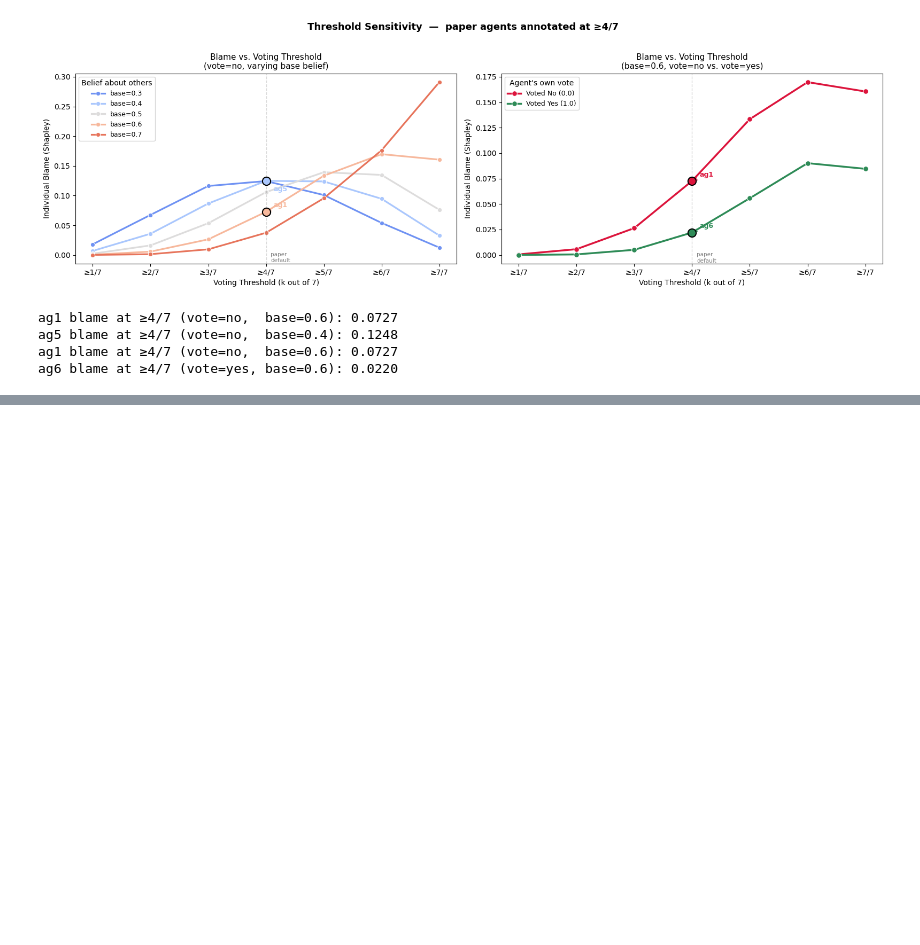
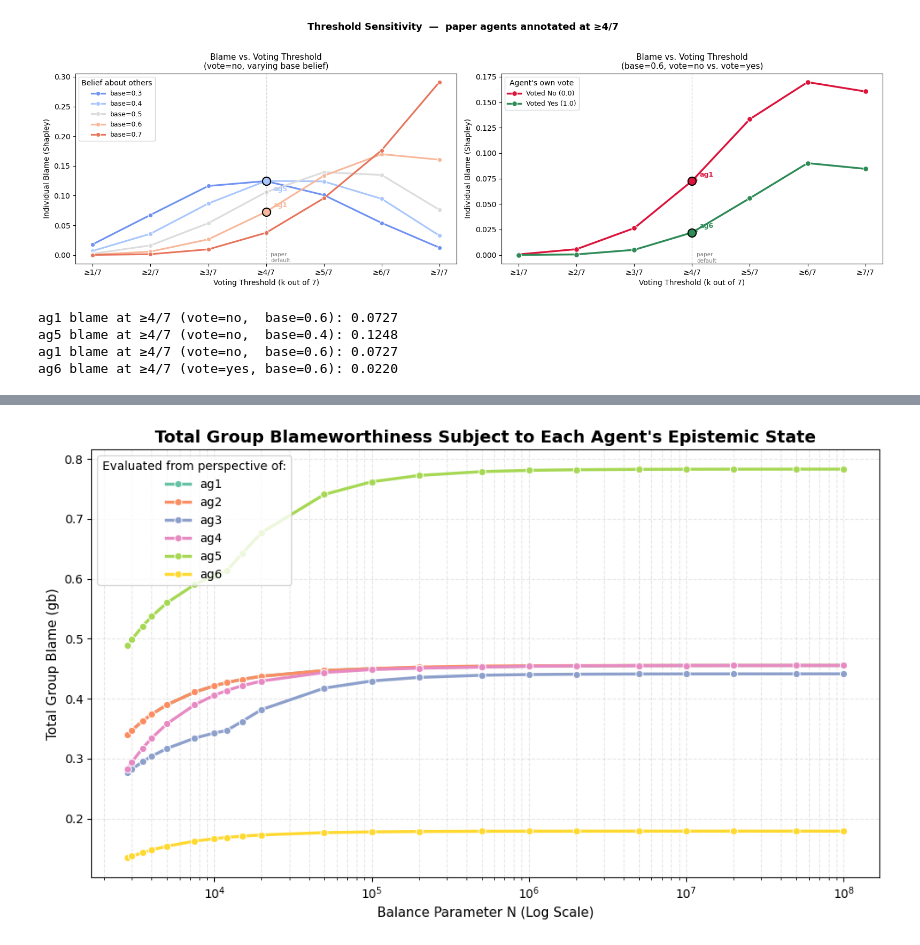
Before and after one commit to rcrtss/miis2025-atiis, a Jupyter notebook: framework/analysis.ipynb, the cells around one changed output, grey strips where cells are left out. Cells and saved outputs as stored; diff of their text form; code cells hidden in the pictures; blank space fills up the shorter version.

Commit message:
feat (math base): sweep N analysis

```diff
--- a/framework/analysis.ipynb
+++ b/framework/analysis.ipynb
@@ -373,0 +488,76 @@ ag6 blame at ≥4/7 (vote=yes, base=0.6): 0.0220
+# %%
+# ── Analysis: Subjective Group Blameworthiness across N ───────────────
+# Question: How does the Total Group Blameworthiness change depending
+# on whose epistemic state (beliefs and costs) we are looking through?
+
+import pandas as pd
+import matplotlib.pyplot as plt
+import seaborn as sns
+
+AGENTS = ['ag1', 'ag2', 'ag3', 'ag4', 'ag5', 'ag6', 'ag7']
+
+# Subjective beliefs and costs for each agent (from the paper)
+agent_configs = {
+    'ag1': {'base': 0.6, 'vote': 0.0, 'effect': 0.05, 'pcost': 100, 'scost': 2000},
+    'ag2': {'base': 0.6, 'vote': 0.0, 'effect': 0.05, 'pcost': 100, 'scost': 500},
+    'ag3': {'base': 0.6, 'vote': 0.0, 'effect': 0.03, 'pcost': 100, 'scost': 2000},
+    'ag4': {'base': 0.6, 'vote': 0.0, 'effect': 0.05, 'pcost': 150, 'scost': 2000},
+    'ag5': {'base': 0.4, 'vote': 0.0, 'effect': 0.05, 'pcost': 100, 'scost': 2000},
+    'ag6': {'base': 0.6, 'vote': 1.0, 'effect': 0.05, 'pcost': 100, 'scost': 2000},
+}
+
+def get_group_blame_for_sweep(ag_id, cfg, n_val):
+    calc = BlameCalculator(
+        AGENTS,
+        balance_parameter_N=n_val,
+        pressure_effect=cfg['effect'],
+        pressure_cost=cfg['pcost'],
+        switch_cost=cfg['scost']
+    )
+    # Build this specific agent's epistemic state
+    probs = {other: cfg['base'] for other in AGENTS}
+    probs[ag_id] = cfg['vote']
+    e1 = EpistemicState(probs)
+
+    # Calculate TOTAL group blame (all 7 agents) from this agent's perspective
+    # We pass target_agent=ag_id because the optimal group action might involve
+    # this specific agent switching their vote at their subjective cost.
+    return calc.group_blameworthiness(AGENTS, e1, target_agent=ag_id)
+
+# Sweep N from just above max cost (2800) up to a very high number
+N_values = [2800, 3000, 3500, 4000, 5000, 7500, 10000, 12000, 15000, 20000, 50000, 100000, 200000, 500000, 1000000, 2000000, 5000000, 10000000, 20000000, 50000000, 100000000]
+records_gb = []
+
+for n in N_values:
+    for ag, cfg in agent_configs.items():
+        gb = get_group_blame_for_sweep(ag, cfg, n)
+        records_gb.append({'N': n, 'Perspective': ag, 'Group Blame': gb})
+
+df_gb = pd.DataFrame(records_gb)
+
+# ── Draw ──────────────────────────────────────────────────────────────────────
+plt.figure(figsize=(10, 6))
+palette = sns.color_palette("Set2", n_colors=6)
+agent_order = ['ag1', 'ag2', 'ag3', 'ag4', 'ag5', 'ag6']
+
+sns.lineplot(data=df_gb, x='N', y='Group Blame', hue='Perspective',
+             hue_order=agent_order, palette=palette,
+             linewidth=2.5, marker='o')
+
+plt.xscale('log')
+plt.title('Total Group Blameworthiness Subject to Each Agent\'s Epistemic State', fontsize=14, fontweight='bold')
+plt.xlabel('Balance Parameter N (Log Scale)', fontsize=11)
+plt.ylabel('Total Group Blame (gb)', fontsize=11)
+plt.legend(title='Evaluated from perspective of:', loc='upper left')
+plt.grid(True, which="both", ls="--", alpha=0.3)
+
+plt.tight_layout()
+plt.show()
+
+# Print the values at N=5000 (closest to our earlier estimation for the paper)
+print("--- Total Group Blame at N=5000 ---")
+n_5000_data = df_gb[df_gb['N'] == 5000].sort_values('Group Blame', ascending=False)
+for _, row in n_5000_data.iterrows():
+    print(f"Perspective of {row['Perspective']}: gb = {row['Group Blame']:.4f}")
+# %% [output]
+[figure, added]
```
Also changed, not shown: parts of 2 cells of this notebook.
